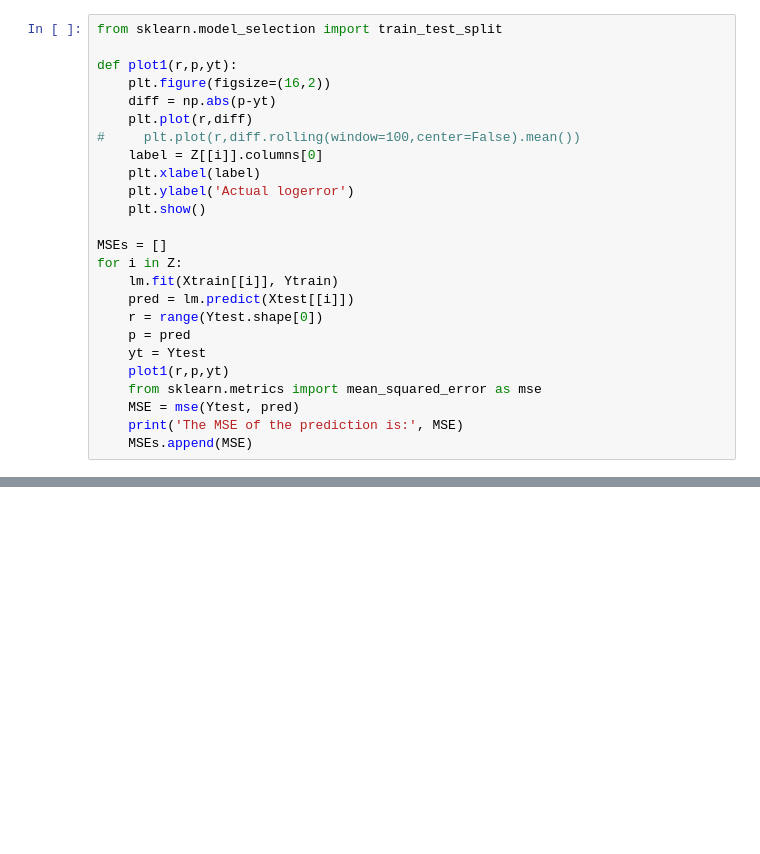
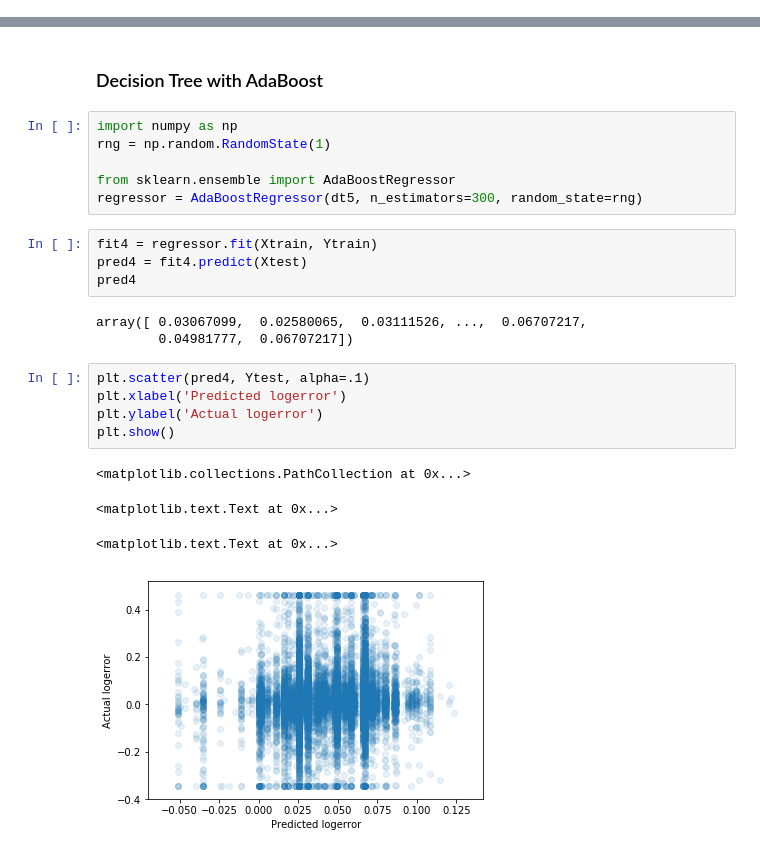
Before and after one commit to coneeleven/CareerTrack-Capstone1, a Jupyter notebook: Capstone 1 - Machine Learning.ipynb, the cells around one changed output, grey strips where cells are left out. Drawn from its saved outputs; the diff is of its cells as text; blank space fills up the shorter version.

```diff
--- a/Capstone 1 - Machine Learning.ipynb
+++ b/Capstone 1 - Machine Learning.ipynb
@@ -219,25 +122,0 @@ Xtrain, Xtest, Ytrain, Ytest = train_test_split(Z, df.logerror, test_size = .3,
-# %%
-from sklearn.model_selection import train_test_split
-
-def plot1(r,p,yt):
-    plt.figure(figsize=(16,2))
-    diff = np.abs(p-yt)
-    plt.plot(r,diff)
-#     plt.plot(r,diff.rolling(window=100,center=False).mean())
-    label = Z[[i]].columns[0]
-    plt.xlabel(label)
-    plt.ylabel('Actual logerror')
-    plt.show()
-
-MSEs = []
-for i in Z:
-    lm.fit(Xtrain[[i]], Ytrain)
-    pred = lm.predict(Xtest[[i]])
-    r = range(Ytest.shape[0])
-    p = pred
-    yt = Ytest
-    plot1(r,p,yt)
-    from sklearn.metrics import mean_squared_error as mse
-    MSE = mse(Ytest, pred)
-    print('The MSE of the prediction is:', MSE)
-    MSEs.append(MSE)
@@ -404,0 +158,25 @@ The mean squared error for these variables is: 0.0104220641981
+# %% [markdown]
+### Decision Tree with AdaBoost
+# %%
+import numpy as np
+rng = np.random.RandomState(1)
+
+from sklearn.ensemble import AdaBoostRegressor
+regressor = AdaBoostRegressor(dt5, n_estimators=300, random_state=rng)
+# %%
+fit4 = regressor.fit(Xtrain, Ytrain)
+pred4 = fit4.predict(Xtest)
+pred4
+# %% [output]
+array([ 0.03067099,  0.02580065,  0.03111526, ...,  0.06707217,
+        0.04981777,  0.06707217])
+# %%
+plt.scatter(pred4, Ytest, alpha=.1)
+plt.xlabel('Predicted logerror')
+plt.ylabel('Actual logerror')
+plt.show()
+# %% [output]
+<matplotlib.collections.PathCollection at 0x...>
+<matplotlib.text.Text at 0x...>
+<matplotlib.text.Text at 0x...>
+[figure, added]
```
Also changed, not shown: parts of 55 cells of this notebook.
